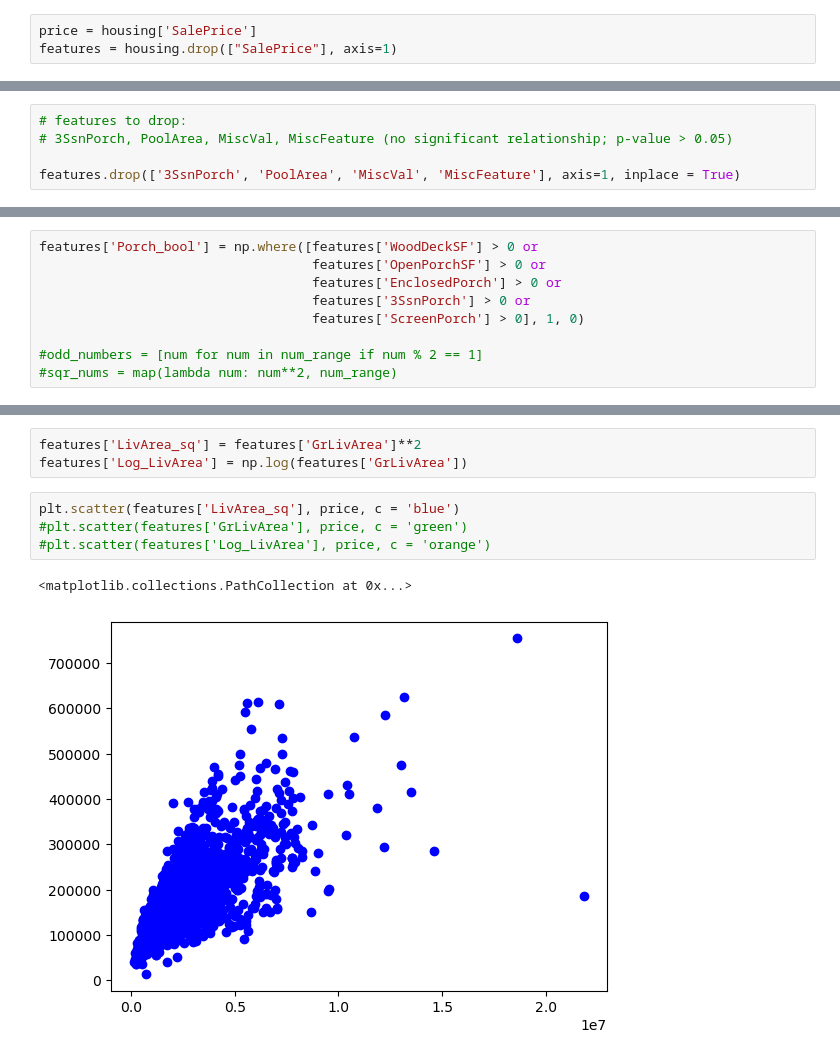
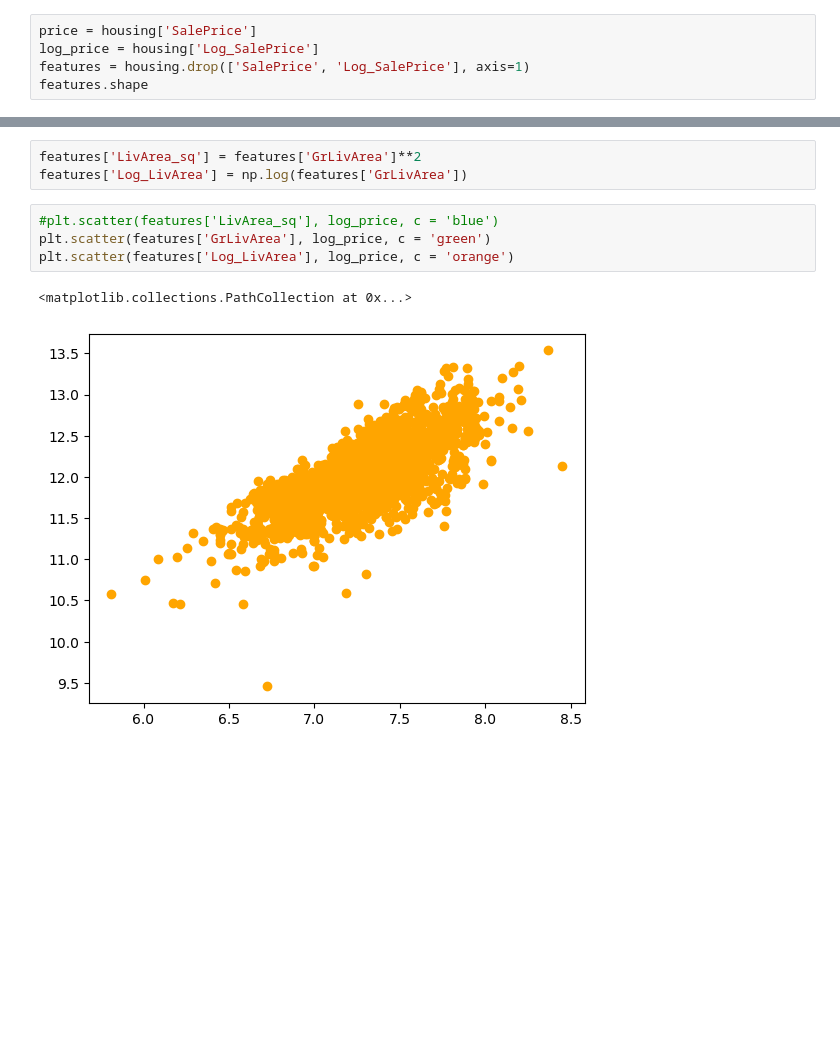
Before and after one commit to ersdanforth/ames_housing, a Jupyter notebook: feature_engineering.ipynb, the cells around one changed output, grey strips where cells are left out. Drawn from its saved outputs; the diff is of its cells as text; blank space fills up the shorter version.

```diff
--- a/feature_engineering.ipynb
+++ b/feature_engineering.ipynb
@@ -27,4 +24,6 @@ housing.head()
 | 4 | 1665 | 60 | 70.000000 | 8400 | 8 | 6 | 2001 | 2001 | ... |
 # %%
 price = housing['SalePrice']
-features = housing.drop(["SalePrice"], axis=1)
+log_price = housing['Log_SalePrice']
+features = housing.drop(['SalePrice', 'Log_SalePrice'], axis=1)
+features.shape
@@ -107,5 +64,0 @@ strong multicollinearity problems or that the design matrix is singular.
-# %%
-# features to drop:
-# 3SsnPorch, PoolArea, MiscVal, MiscFeature (no significant relationship; p-value > 0.05)
-
-features.drop(['3SsnPorch', 'PoolArea', 'MiscVal', 'MiscFeature'], axis=1, inplace = True)
@@ -174,9 +106,0 @@ features['ScreenPorch'].describe()
-# %%
-features['Porch_bool'] = np.where([features['WoodDeckSF'] > 0 or
-                                   features['OpenPorchSF'] > 0 or
-                                   features['EnclosedPorch'] > 0 or
-                                   features['3SsnPorch'] > 0 or
-                                   features['ScreenPorch'] > 0], 1, 0)
-
-#odd_numbers = [num for num in num_range if num % 2 == 1]
-#sqr_nums = map(lambda num: num**2, num_range)
@@ -250,9 +159,9 @@ plt.scatter(housing_trimmed['GrLivArea'], housing_trimmed['SalePrice'])
 features['LivArea_sq'] = features['GrLivArea']**2
 features['Log_LivArea'] = np.log(features['GrLivArea'])
 # %%
-plt.scatter(features['LivArea_sq'], price, c = 'blue')
-#plt.scatter(features['GrLivArea'], price, c = 'green')
-#plt.scatter(features['Log_LivArea'], price, c = 'orange')
+#plt.scatter(features['LivArea_sq'], log_price, c = 'blue')
+plt.scatter(features['GrLivArea'], log_price, c = 'green')
+plt.scatter(features['Log_LivArea'], log_price, c = 'orange')
 # %% [output]
 <matplotlib.collections.PathCollection at 0x...>
-[figure, old version]
+[figure, new version]
```
Also changed, not shown: parts of 39 cells of this notebook, 4 other files.
